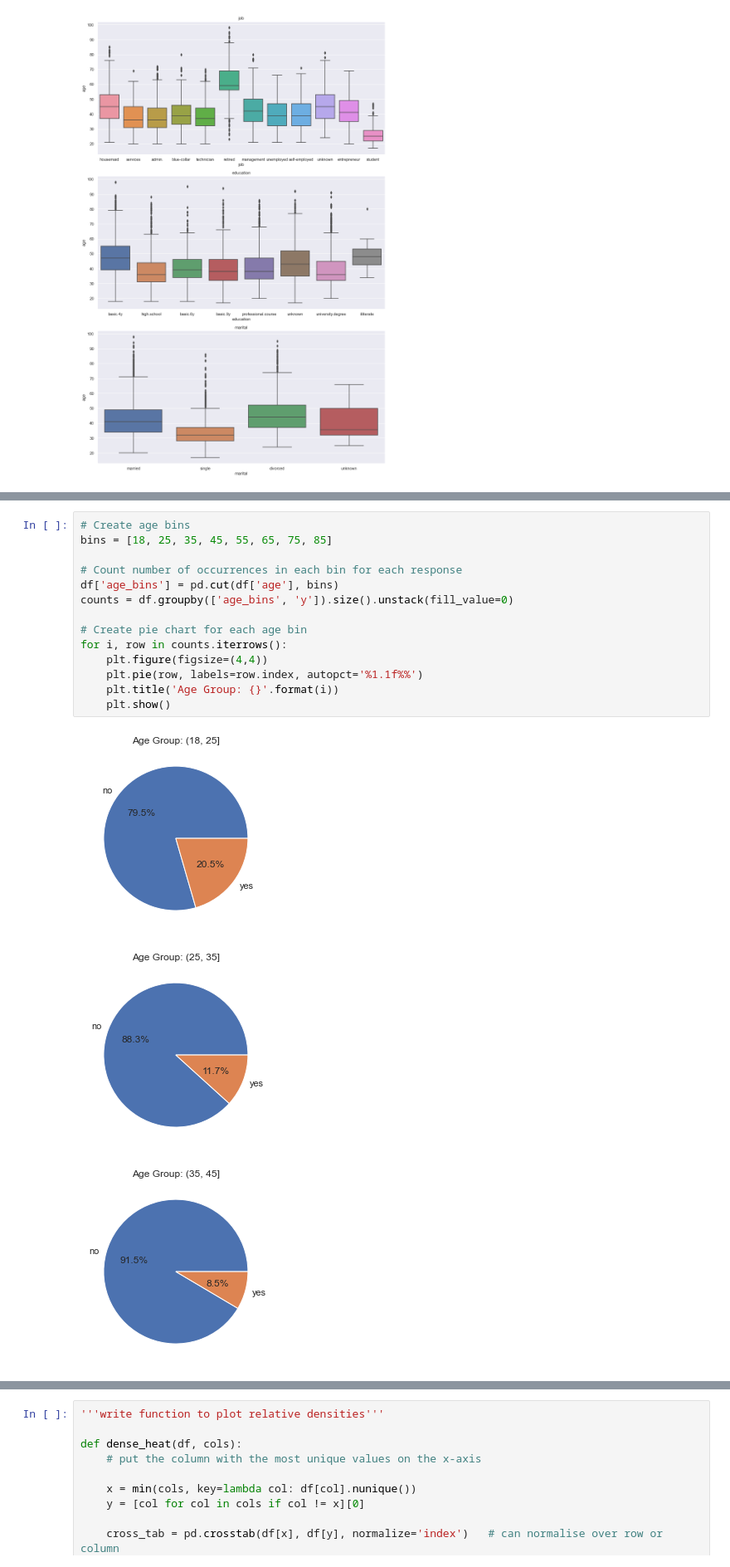
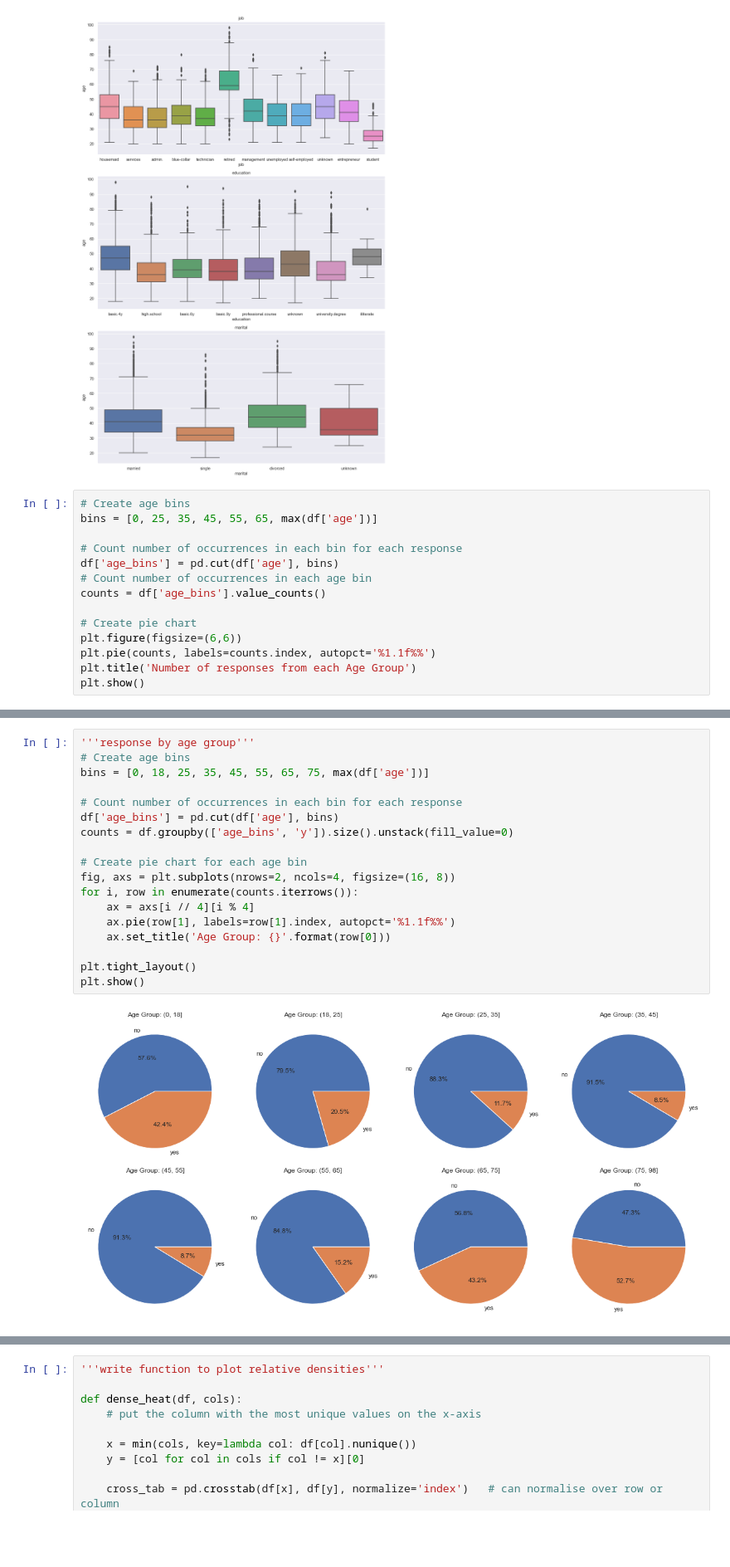
Before and after one commit to gitkym/uvs_bank_marketing_project, a Jupyter notebook: EDA.ipynb, the cells around one changed output, grey strips where cells are left out. Shown at 83% size. Saved outputs shown, nothing was run; the diff lists cells and outputs as text; blank space fills up the shorter version.

```diff
--- a/EDA.ipynb
+++ b/EDA.ipynb
@@ -236,3 +237,17 @@ plt.tight_layout()
 plt.show()
 # %% [output]
 [figure]
+# %%
+# Create age bins
+bins = [0, 25, 35, 45, 55, 65, max(df['age'])]
+
+# Count number of occurrences in each bin for each response
+df['age_bins'] = pd.cut(df['age'], bins)
+# Count number of occurrences in each age bin
+counts = df['age_bins'].value_counts()
+
+# Create pie chart
+plt.figure(figsize=(6,6))
+plt.pie(counts, labels=counts.index, autopct='%1.1f%%')
+plt.title('Number of responses from each Age Group')
+plt.show()
@@ -239,18 +256,20 @@ plt.show()
 # %%
+'''response by age group'''
 # Create age bins
-bins = [18, 25, 35, 45, 55, 65, 75, 85]
+bins = [0, 18, 25, 35, 45, 55, 65, 75, max(df['age'])]
 
 # Count number of occurrences in each bin for each response
 df['age_bins'] = pd.cut(df['age'], bins)
 counts = df.groupby(['age_bins', 'y']).size().unstack(fill_value=0)
 
 # Create pie chart for each age bin
-for i, row in counts.iterrows():
-    plt.figure(figsize=(4,4))
-    plt.pie(row, labels=row.index, autopct='%1.1f%%')
-    plt.title('Age Group: {}'.format(i))
-    plt.show()
+fig, axs = plt.subplots(nrows=2, ncols=4, figsize=(16, 8))
+for i, row in enumerate(counts.iterrows()):
+    ax = axs[i // 4][i % 4]
+    ax.pie(row[1], labels=row[1].index, autopct='%1.1f%%')
+    ax.set_title('Age Group: {}'.format(row[0]))
+
+plt.tight_layout()
+plt.show()
 # %% [output]
-[figure, old version]
+[figure, new version]
-[figure, removed]
-[figure, removed]
```
Also changed, not shown: parts of 27 cells of this notebook, 3 other files.
